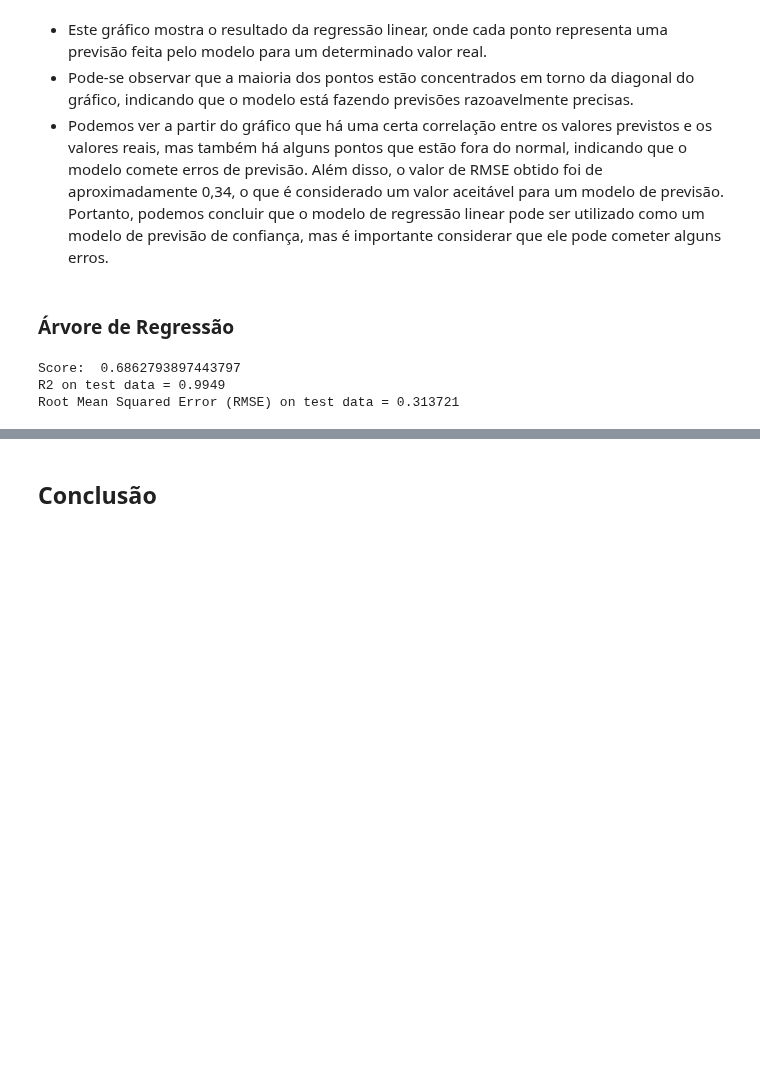
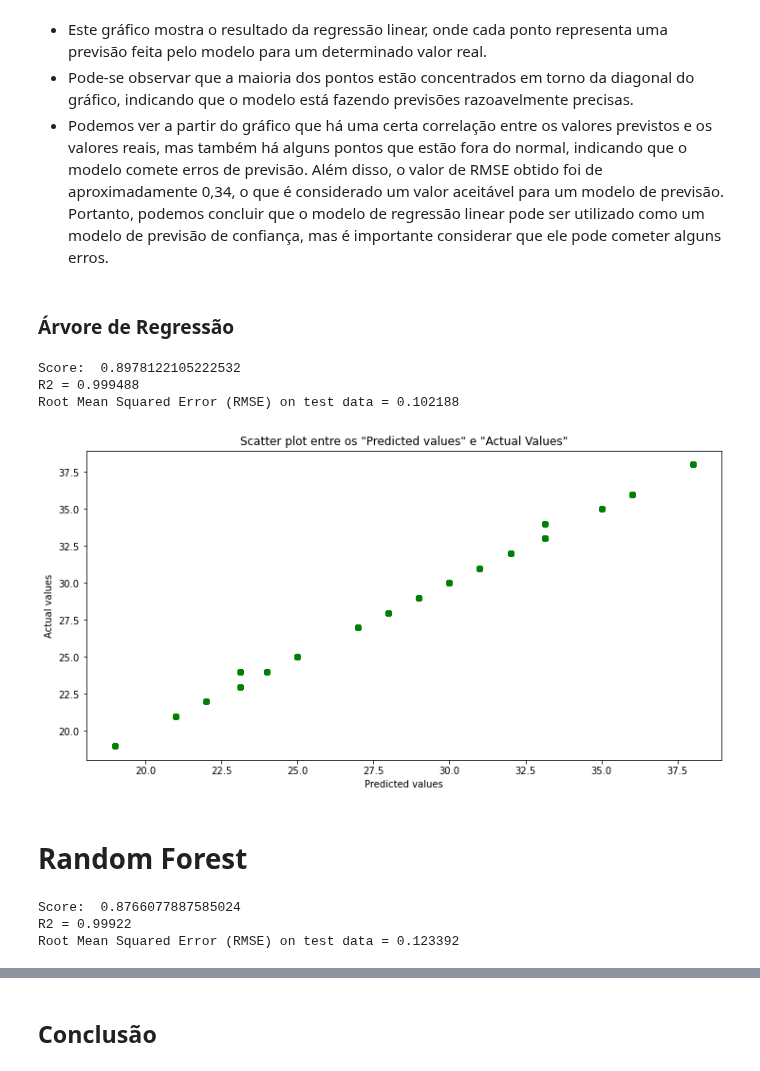
Before and after one commit to GuilhermeVCCdaSilva/ProjetoBD, a Jupyter notebook: ProjetoBigData_GuilhermeSilvaMarineFournieGonçaloAlves.ipynb, the cells around one changed output, grey strips where cells are left out. Cells and saved outputs as stored; diff of their text form; code cells hidden in the pictures; blank space fills up the shorter version.

```diff
--- a/ProjetoBigData_GuilhermeSilvaMarineFournieGonçaloAlves.ipynb
+++ b/ProjetoBigData_GuilhermeSilvaMarineFournieGonçaloAlves.ipynb
@@ -798,9 +856,27 @@ rmse_evaluator = RegressionEvaluator(labelCol='Body mass index', predictionCol='
 rmse = rmse_evaluator.evaluate(predictions)
 
 print("Score: ",1-rmse)
-print("R2 on test data = %g" % r2)
+print("R2 = %g" % r2)
 print("Root Mean Squared Error (RMSE) on test data = %g" % rmse)
 # %% [output]
-Score:  0.6862793897443797
-R2 on test data = 0.9949
-Root Mean Squared Error (RMSE) on test data = 0.313721
+Score:  0.8978122105222532
+R2 = 0.999488
+Root Mean Squared Error (RMSE) on test data = 0.102188
+# %%
+import matplotlib.pyplot as plt
+
+# Extraindo as colunas de previsão e valores reais
+predictions_pd = predictions.select(['prediction', 'Body mass index']).toPandas()
+
+plt.figure(figsize=(12, 6))
+
+# Plotando o gráfico de dispersão
+plt.scatter(predictions_pd['prediction'], predictions_pd['Body mass index'],color='green')
+plt.xlabel('Predicted values')
+plt.ylabel('Actual values')
+plt.title('Scatter plot entre os "Predicted values" e "Actual Values"')
+plt.show()
+# %% [output]
+[figure, added]
+# %% [markdown]
+# Random Forest
@@ -806,0 +904,22 @@ Root Mean Squared Error (RMSE) on test data = 0.313721
+# %%
+from pyspark.ml.evaluation import RegressionEvaluator
+
+# Create the evaluator
+evaluator = RegressionEvaluator(labelCol='Body mass index', predictionCol='prediction', metricName='r2')
+
+# Compute the R2 on test data
+r2 = evaluator.evaluate(predictions)
+
+# Create the evaluator for rmse
+rmse_evaluator = RegressionEvaluator(labelCol='Body mass index', predictionCol='prediction', metricName='rmse')
+
+# Compute the rmse
+rmse = rmse_evaluator.evaluate(predictions)
+
+print("Score: ",1-rmse)
+print("R2 = %g" % r2)
+print("Root Mean Squared Error (RMSE) on test data = %g" % rmse)
+# %% [output]
+Score:  0.8766077887585024
+R2 = 0.99922
+Root Mean Squared Error (RMSE) on test data = 0.123392
```
Also changed, not shown: parts of 23 cells of this notebook.
